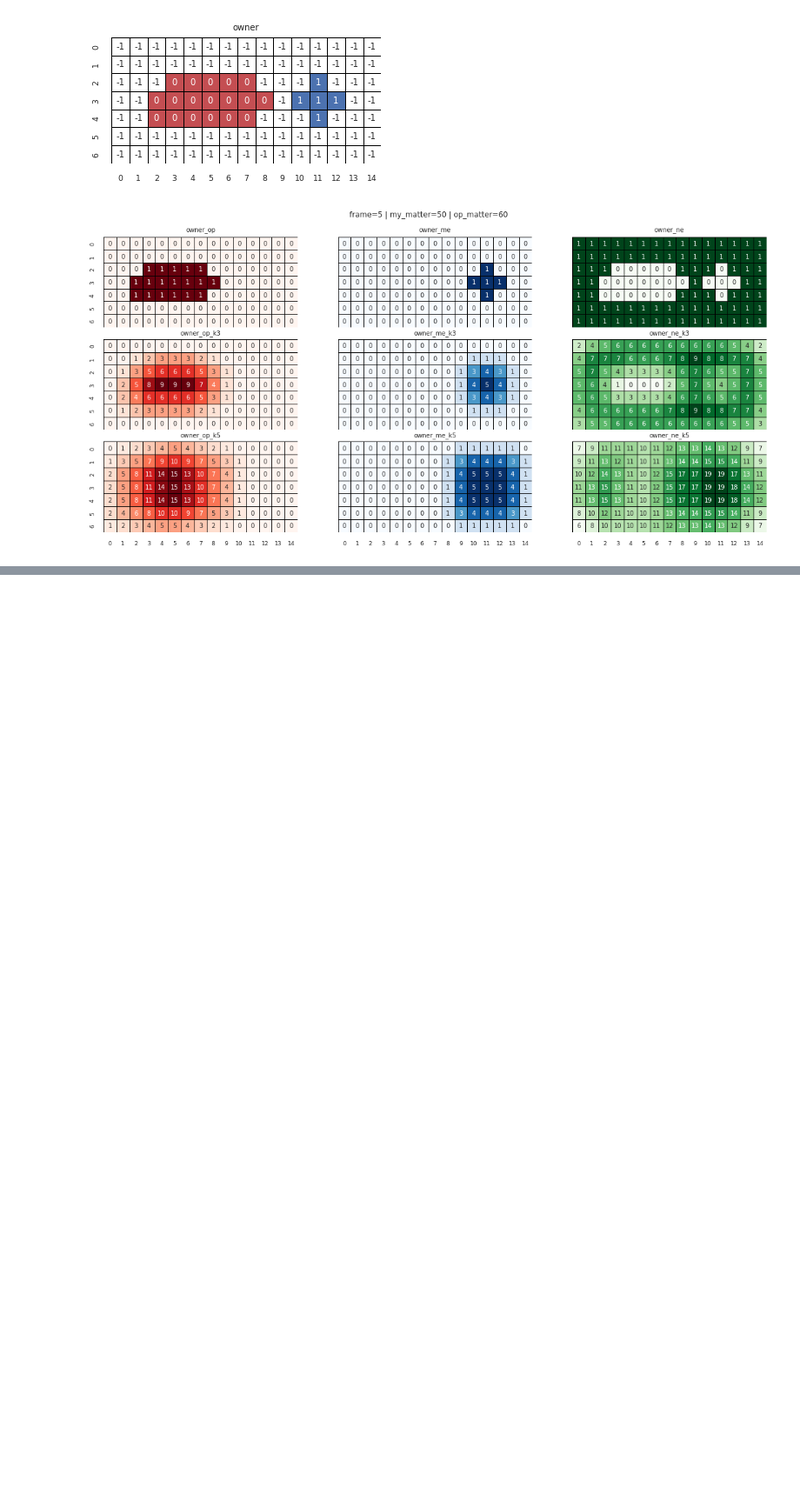
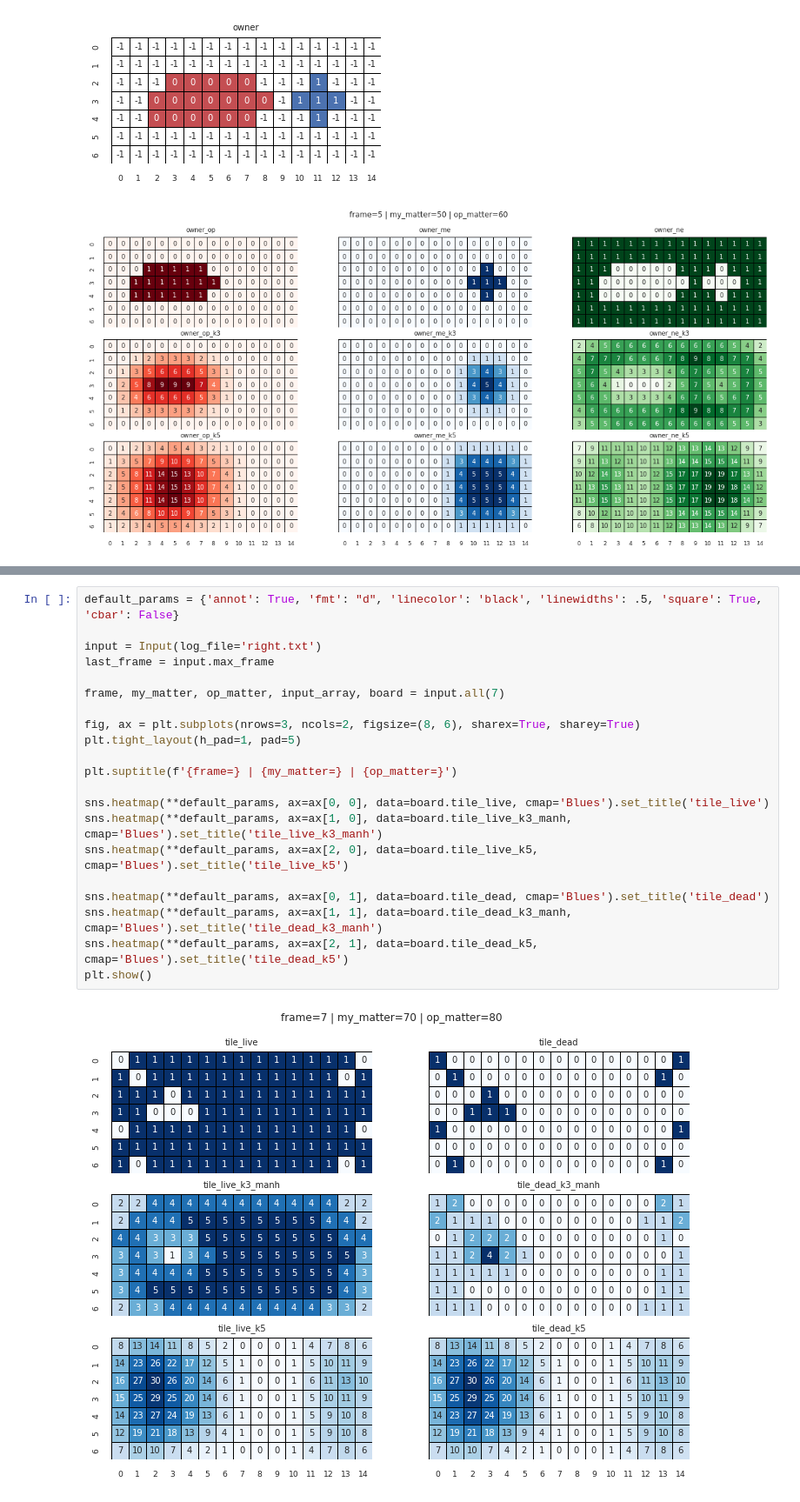
Before and after one commit to justin4480/challenge22, a Jupyter notebook: visulise.ipynb, the cells around one changed output, grey strips where cells are left out. Shown at 87% size. Drawn from its saved outputs; the diff is of its cells as text; blank space fills up the shorter version.

```diff
--- a/visulise.ipynb
+++ b/visulise.ipynb
@@ -136,0 +189,23 @@ plt.show()
+# %%
+default_params = {'annot': True, 'fmt': "d", 'linecolor': 'black', 'linewidths': .5, 'square': True, 'cbar': False}
+
+input = Input(log_file='right.txt')
+last_frame = input.max_frame
+
+frame, my_matter, op_matter, input_array, board = input.all(7)
+
+fig, ax = plt.subplots(nrows=3, ncols=2, figsize=(8, 6), sharex=True, sharey=True)
+plt.tight_layout(h_pad=1, pad=5)
+
+plt.suptitle(f'{frame=} | {my_matter=} | {op_matter=}')
+
+sns.heatmap(**default_params, ax=ax[0, 0], data=board.tile_live, cmap='Blues').set_title('tile_live')
+sns.heatmap(**default_params, ax=ax[1, 0], data=board.tile_live_k3_manh, cmap='Blues').set_title('tile_live_k3_manh')
+sns.heatmap(**default_params, ax=ax[2, 0], data=board.tile_live_k5, cmap='Blues').set_title('tile_live_k5')
+
+sns.heatmap(**default_params, ax=ax[0, 1], data=board.tile_dead, cmap='Blues').set_title('tile_dead')
+sns.heatmap(**default_params, ax=ax[1, 1], data=board.tile_dead_k3_manh, cmap='Blues').set_title('tile_dead_k3_manh')
+sns.heatmap(**default_params, ax=ax[2, 1], data=board.tile_dead_k5, cmap='Blues').set_title('tile_dead_k5')
+plt.show()
+# %% [output]
+[figure, added]
```
Also changed, not shown: parts of 13 cells of this notebook, 5 other files.
